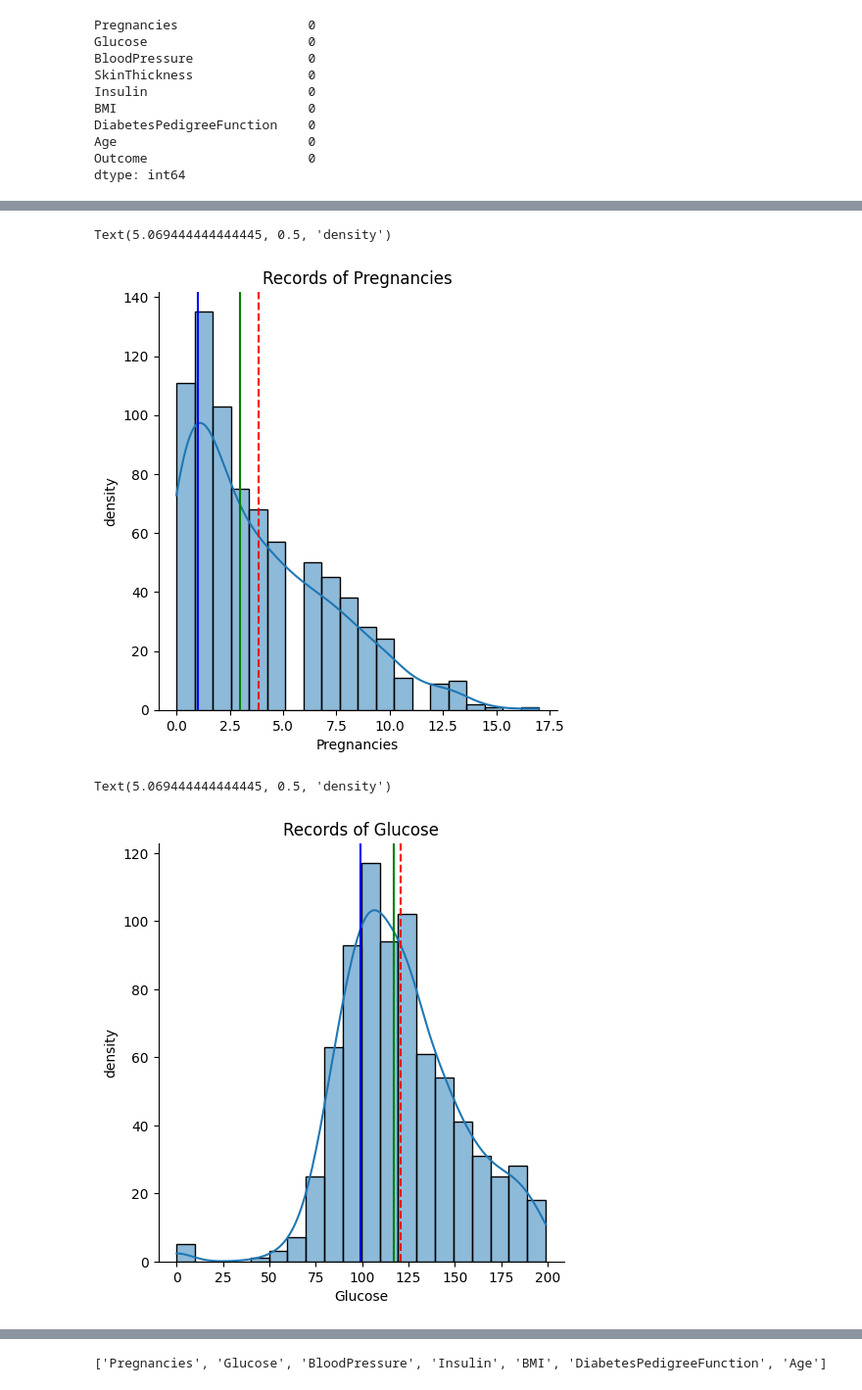
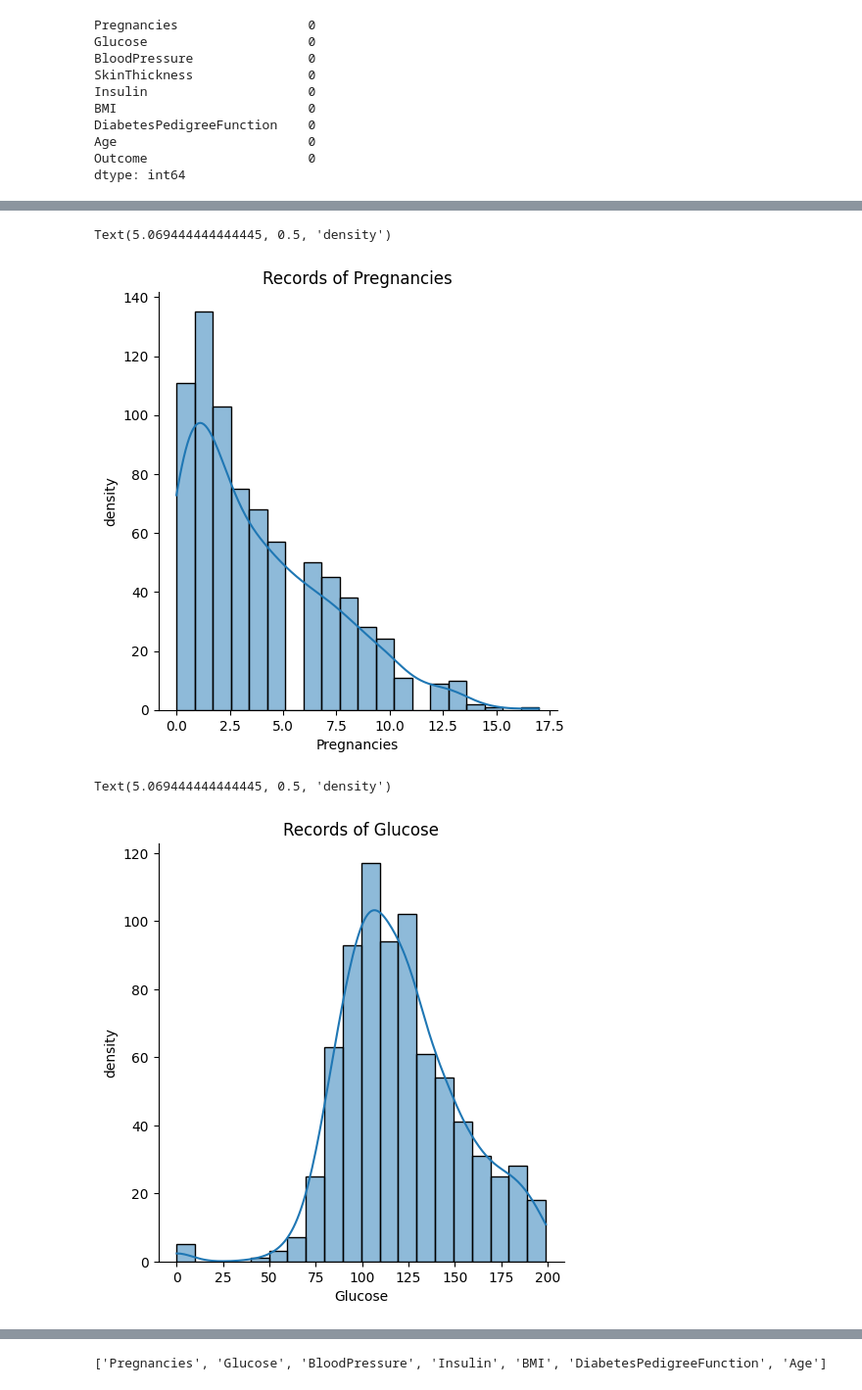
Before and after one commit to AndreaGon/diabetes-ML-model, a Jupyter notebook: ML_assignment.ipynb, the cells around one changed output, grey strips where cells are left out. Shown at 98% size. Saved outputs shown, nothing was run; the diff lists cells and outputs as text; code cells hidden in the pictures.

```diff
--- a/ML_assignment.ipynb
+++ b/ML_assignment.ipynb
@@ -29,38 +46,22 @@ dtype: int64
 # %%
 #Visualizing Pregnancies
-mean=dataframe_old['Pregnancies'].mean()
-median=dataframe_old['Pregnancies'].median()
-mode=dataframe_old['Pregnancies'].mode().values[0]
-
 sns.displot(dataframe_old['Pregnancies'], kde=True, bins=20)
-
-plt.axvline(mean, color='r', linestyle='--', label="Mean")
-plt.axvline(median, color='g', linestyle='-', label="Median")
-plt.axvline(mode, color='b', linestyle='-', label="Mode")
 
 plt.title('Records of Pregnancies')
 plt.xlabel('Pregnancies')
 plt.ylabel('density')
 # %% [output]
 Text(5.069444444444445, 0.5, 'density')
-[figure, old version]
+[figure, new version]
 # %%
 #Visualizing Glucose
-mean=dataframe_old['Glucose'].mean()
-median=dataframe_old['Glucose'].median()
-mode=dataframe_old['Glucose'].mode().values[0]
-
 sns.displot(dataframe_old['Glucose'], kde=True, bins=20)
-
-plt.axvline(mean, color='r', linestyle='--', label="Mean")
-plt.axvline(median, color='g', linestyle='-', label="Median")
-plt.axvline(mode, color='b', linestyle='-', label="Mode")
 
 plt.title('Records of Glucose')
 plt.xlabel('Glucose')
 plt.ylabel('density')
 # %% [output]
 Text(5.069444444444445, 0.5, 'density')
-[figure, old version]
+[figure, new version]
 # %%
 #Visualizing Blood Pressure
```
Also changed, not shown: parts of 22 cells of this notebook, 2 other files.
